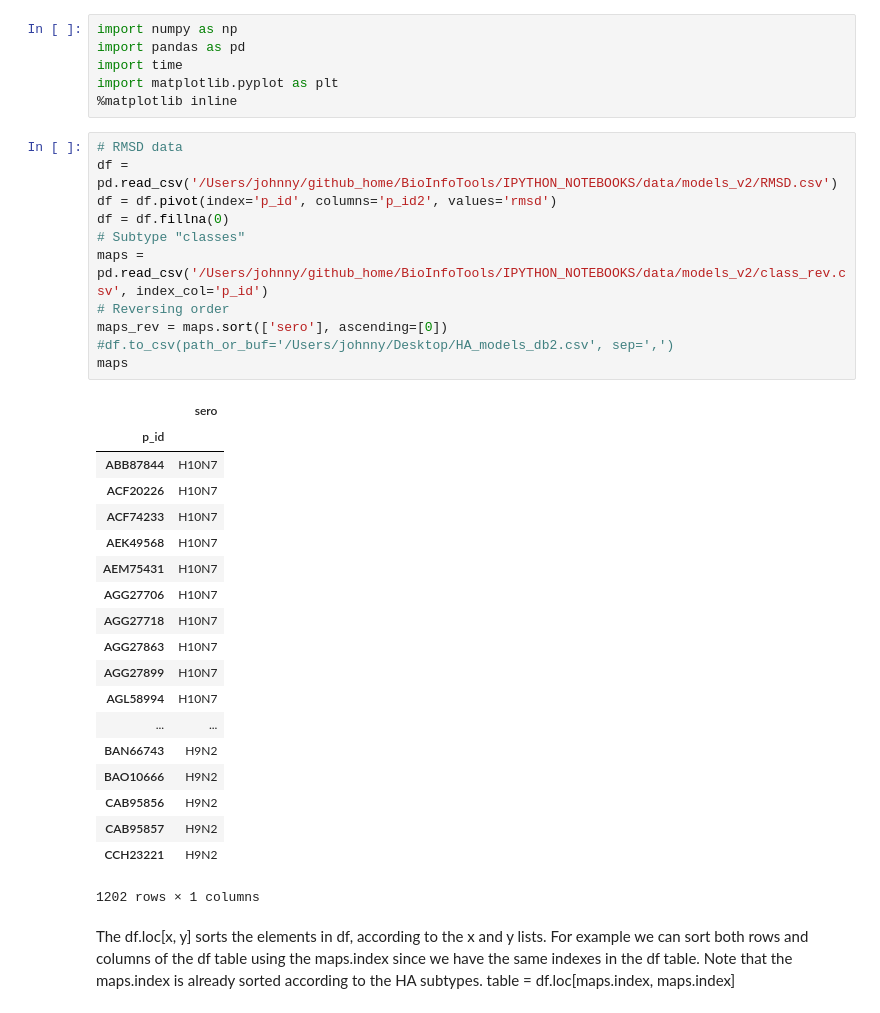
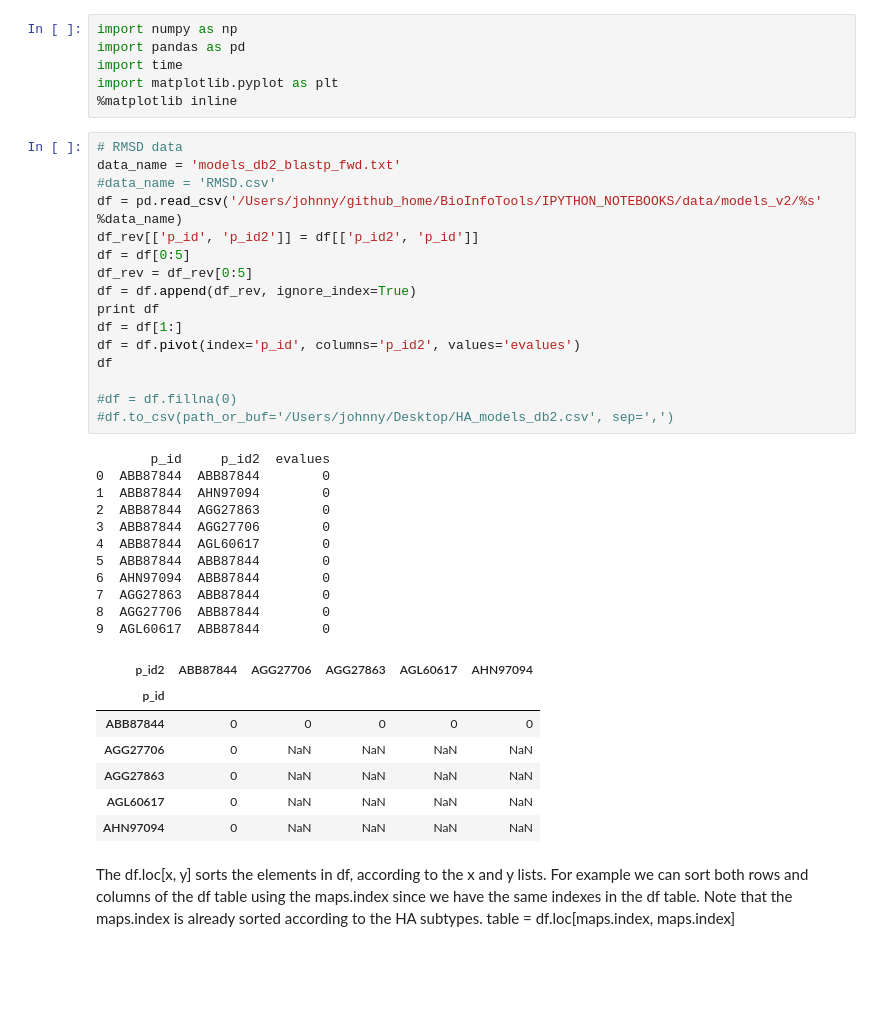
Before and after one commit to gmazz/BioInfoTools, a Jupyter notebook: IPYTHON_NOTEBOOKS/HA_distance_table_generation.ipynb, the cells around one changed output. Cells and saved outputs as stored; diff of their text form; blank space fills up the shorter version.

```diff
--- a/IPYTHON_NOTEBOOKS/HA_distance_table_generation.ipynb
+++ b/IPYTHON_NOTEBOOKS/HA_distance_table_generation.ipynb
@@ -10,35 +10,39 @@ import matplotlib.pyplot as plt
 %matplotlib inline
 # %%
 # RMSD data
-df = pd.read_csv('/Users/johnny/github_home/BioInfoTools/IPYTHON_NOTEBOOKS/data/models_v2/RMSD.csv')
-df = df.pivot(index='p_id', columns='p_id2', values='rmsd')
-df = df.fillna(0)
-# Subtype "classes"
-maps = pd.read_csv('/Users/johnny/github_home/BioInfoTools/IPYTHON_NOTEBOOKS/data/models_v2/class_rev.csv', index_col='p_id')
-# Reversing order
-maps_rev = maps.sort(['sero'], ascending=[0])
+data_name = 'models_db2_blastp_fwd.txt'
+#data_name = 'RMSD.csv'
+df = pd.read_csv('/Users/johnny/github_home/BioInfoTools/IPYTHON_NOTEBOOKS/data/models_v2/%s' %data_name)
+df_rev[['p_id', 'p_id2']] = df[['p_id2', 'p_id']]
+df = df[0:5]
+df_rev = df_rev[0:5]
+df = df.append(df_rev, ignore_index=True)
+print df
+df = df[1:]
+df = df.pivot(index='p_id', columns='p_id2', values='evalues')
+df
+
+#df = df.fillna(0)
 #df.to_csv(path_or_buf='/Users/johnny/Desktop/HA_models_db2.csv', sep=',')
-maps
 # %% [output]
+       p_id     p_id2  evalues
+0  ABB87844  ABB87844        0
+1  ABB87844  AHN97094        0
+2  ABB87844  AGG27863        0
+3  ABB87844  AGG27706        0
+4  ABB87844  AGL60617        0
+5  ABB87844  ABB87844        0
+6  AHN97094  ABB87844        0
+7  AGG27863  ABB87844        0
+8  AGG27706  ABB87844        0
+9  AGL60617  ABB87844        0
-|  | sero |
-| p_id |  |
-| ABB87844 | H10N7 |
-| ACF20226 | H10N7 |
-| ACF74233 | H10N7 |
-| AEK49568 | H10N7 |
-| AEM75431 | H10N7 |
-| AGG27706 | H10N7 |
-| AGG27718 | H10N7 |
-| AGG27863 | H10N7 |
-| AGG27899 | H10N7 |
-| AGL58994 | H10N7 |
-| ... | ... |
-| BAN66743 | H9N2 |
-| BAO10666 | H9N2 |
-| CAB95856 | H9N2 |
-| CAB95857 | H9N2 |
-| CCH23221 | H9N2 |
+| p_id2 | ABB87844 | AGG27706 | AGG27863 | AGL60617 | AHN97094 |
+| p_id |  |  |  |  |  |
+| ABB87844 | 0 | 0 | 0 | 0 | 0 |
+| AGG27706 | 0 | NaN | NaN | NaN | NaN |
+| AGG27863 | 0 | NaN | NaN | NaN | NaN |
+| AGL60617 | 0 | NaN | NaN | NaN | NaN |
+| AHN97094 | 0 | NaN | NaN | NaN | NaN |
-1202 rows × 1 columns
 # %% [markdown]
 The df.loc[x, y] sorts the elements in df, according to the x and y lists.
 For example we can sort both rows and columns of the df table using the maps.index since we have the same indexes in the df table. Note that the maps.index is already sorted according to the HA subtypes.
```
Also changed, not shown: 5 other files.
